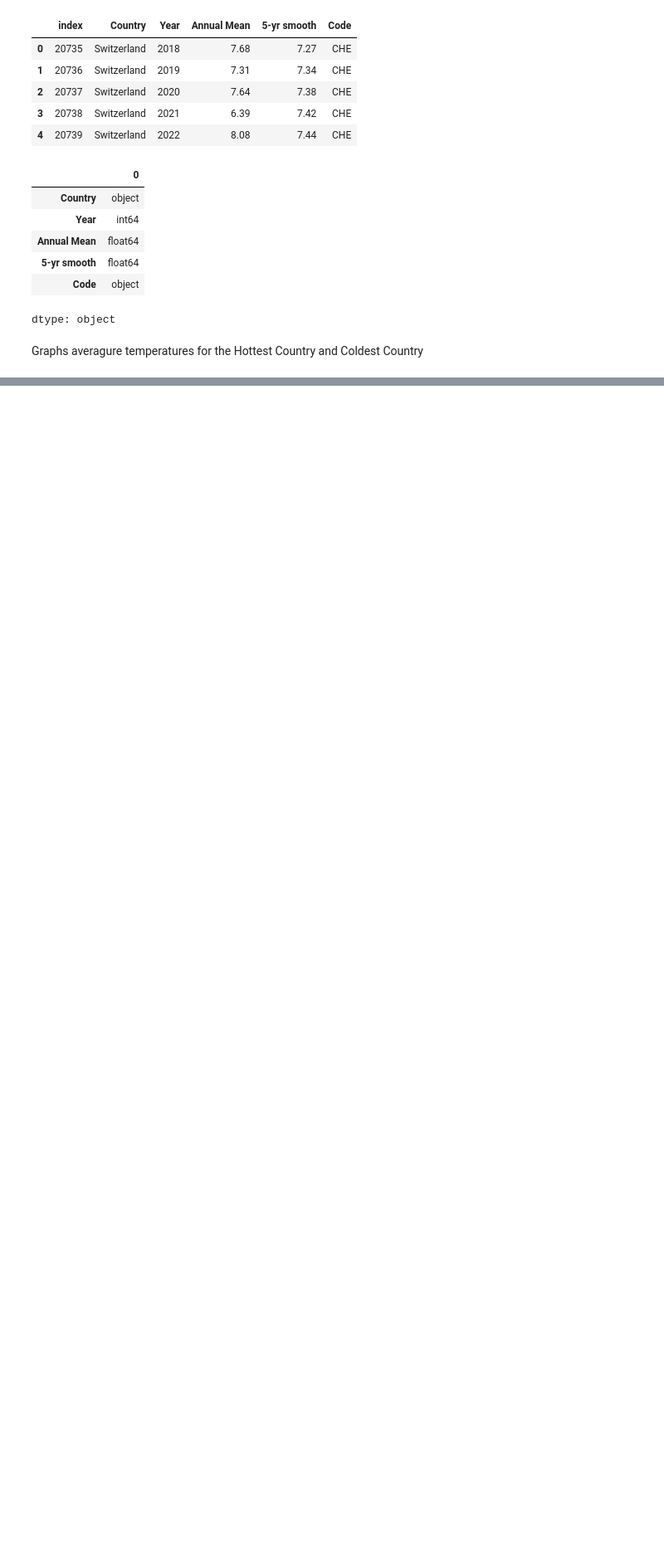
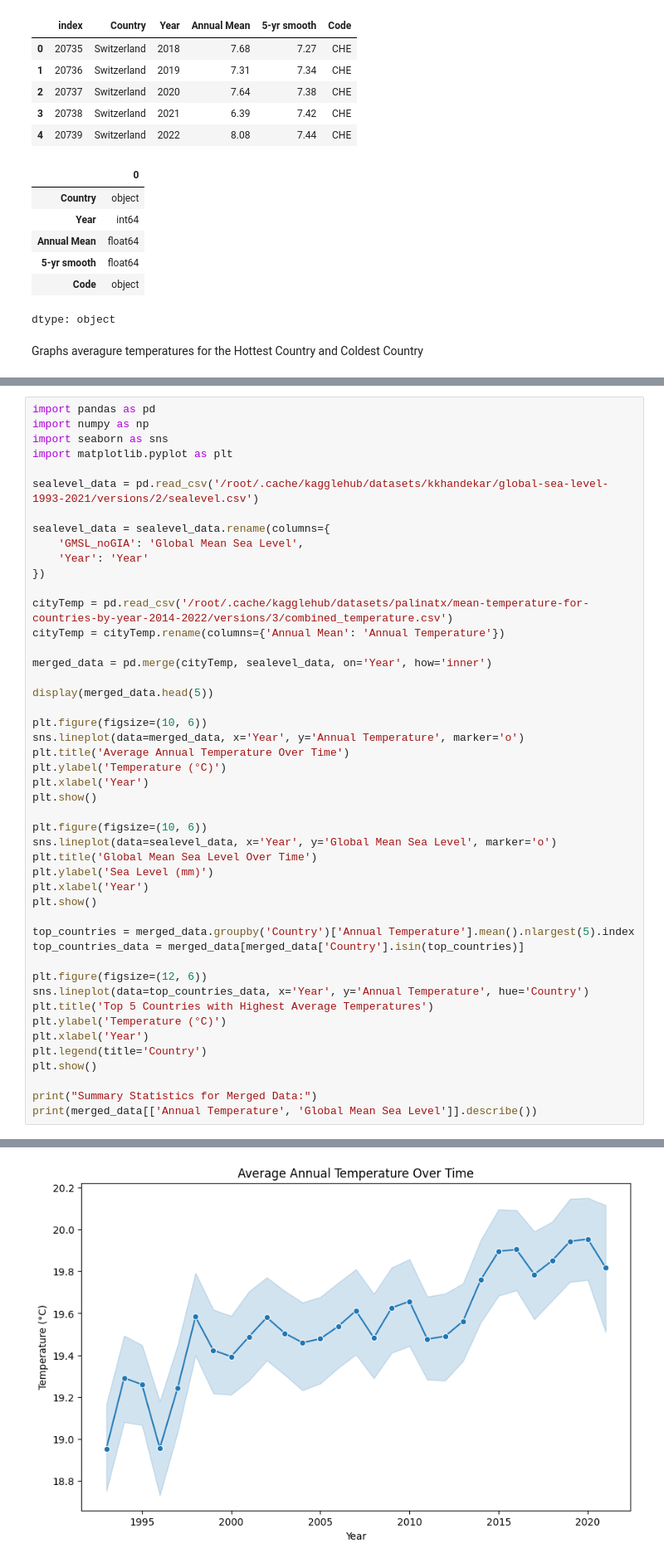
Before and after one commit to TeoTheMayo/DataScienceLondon-Teo, a Jupyter notebook: milestone1.ipynb, the cells around one changed output, grey strips where cells are left out. Shown at 83% size. Drawn from its saved outputs; the diff is of its cells as text; blank space fills up the shorter version.

```diff
--- a/milestone1.ipynb
+++ b/milestone1.ipynb
@@ -110,0 +192,48 @@ Russian Federation
+# %%
+import pandas as pd
+import numpy as np
+import seaborn as sns
+import matplotlib.pyplot as plt
+
+sealevel_data = pd.read_csv('/root/.cache/kagglehub/datasets/kkhandekar/global-sea-level-1993-2021/versions/2/sealevel.csv')
+
+sealevel_data = sealevel_data.rename(columns={
+    'GMSL_noGIA': 'Global Mean Sea Level',
+    'Year': 'Year'
+})
+
+cityTemp = pd.read_csv('/root/.cache/kagglehub/datasets/palinatx/mean-temperature-for-countries-by-year-2014-2022/versions/3/combined_temperature.csv')
+cityTemp = cityTemp.rename(columns={'Annual Mean': 'Annual Temperature'})
+
+merged_data = pd.merge(cityTemp, sealevel_data, on='Year', how='inner')
+
+display(merged_data.head(5))
+
+plt.figure(figsize=(10, 6))
+sns.lineplot(data=merged_data, x='Year', y='Annual Temperature', marker='o')
+plt.title('Average Annual Temperature Over Time')
+plt.ylabel('Temperature (°C)')
+plt.xlabel('Year')
+plt.show()
+
+plt.figure(figsize=(10, 6))
+sns.lineplot(data=sealevel_data, x='Year', y='Global Mean Sea Level', marker='o')
+plt.title('Global Mean Sea Level Over Time')
+plt.ylabel('Sea Level (mm)')
+plt.xlabel('Year')
+plt.show()
+
+top_countries = merged_data.groupby('Country')['Annual Temperature'].mean().nlargest(5).index
+top_countries_data = merged_data[merged_data['Country'].isin(top_countries)]
+
+plt.figure(figsize=(12, 6))
+sns.lineplot(data=top_countries_data, x='Year', y='Annual Temperature', hue='Country')
+plt.title('Top 5 Countries with Highest Average Temperatures')
+plt.ylabel('Temperature (°C)')
+plt.xlabel('Year')
+plt.legend(title='Country')
+plt.show()
+
+print("Summary Statistics for Merged Data:")
+print(merged_data[['Annual Temperature', 'Global Mean Sea Level']].describe())
+# %% [output]
@@ -110,0 +246 @@ Russian Federation
+[figure, added]
```
Also changed, not shown: parts of 10 cells of this notebook.
